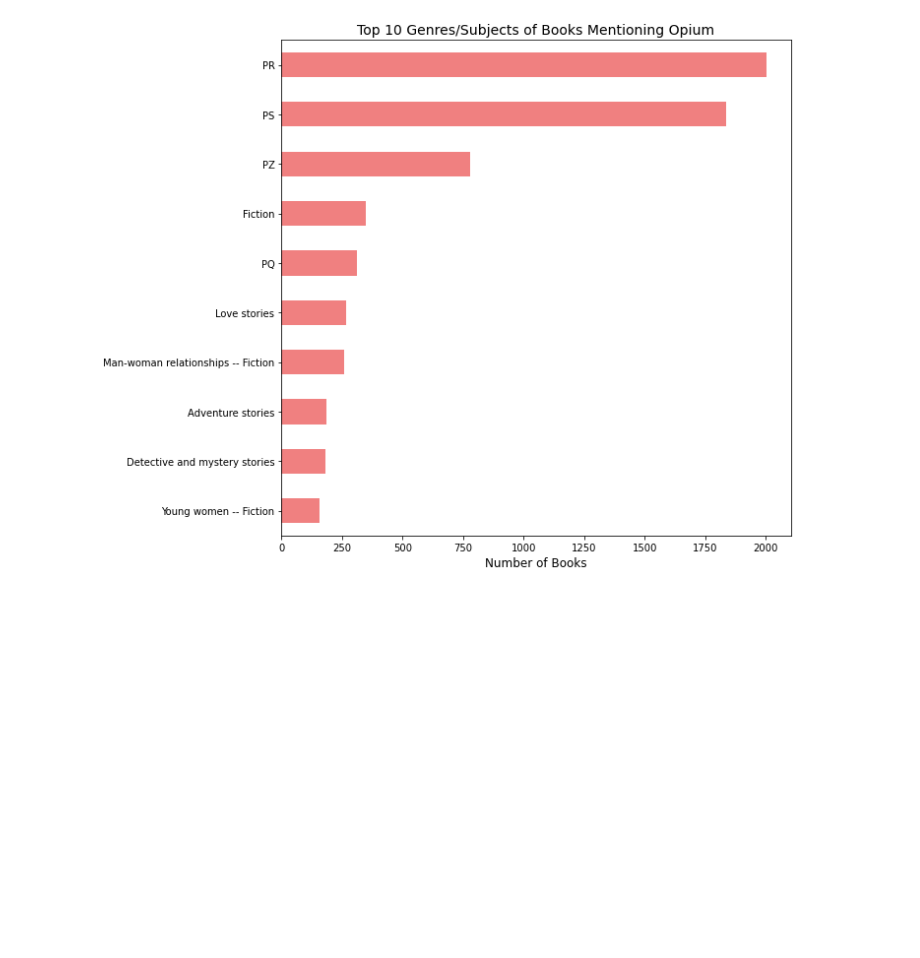
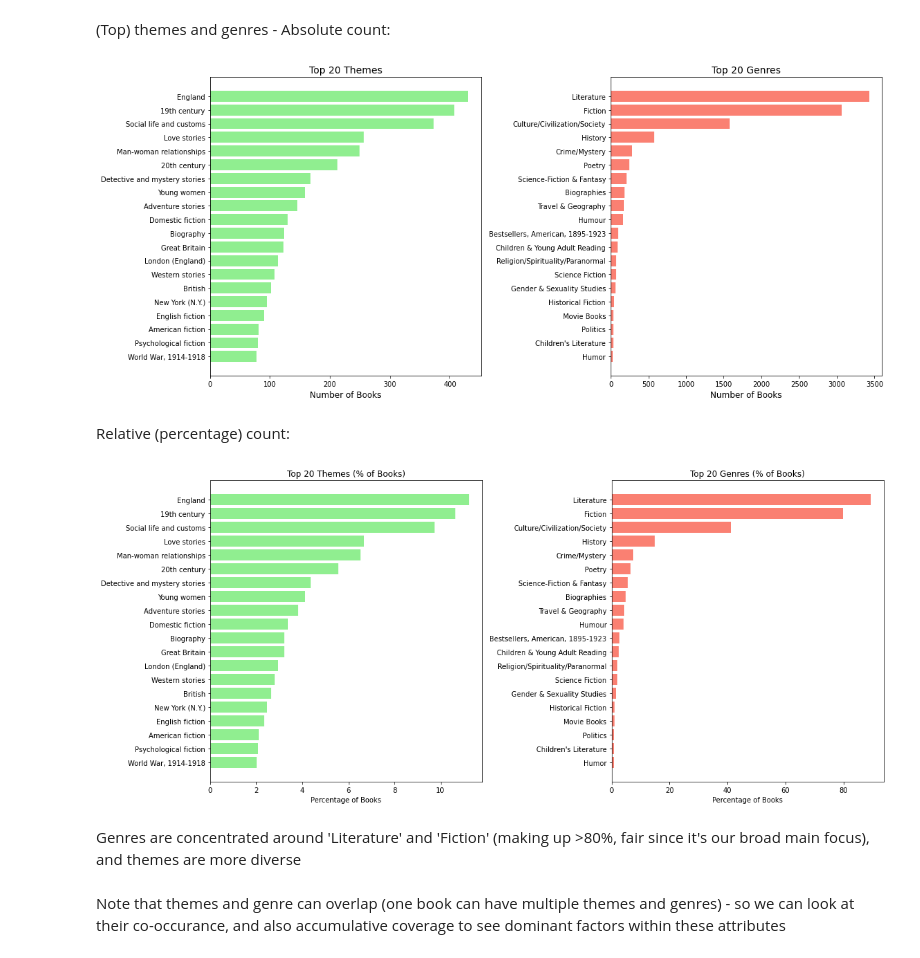
Before and after one commit to eglantine-vialaneix/opium-gutenberg, a Jupyter notebook: code/descriptive_analysis.ipynb, the cells around one changed output. Saved outputs shown, nothing was run; the diff lists cells and outputs as text; code cells hidden in the pictures; blank space fills up the shorter version.

```diff
--- a/code/descriptive_analysis.ipynb
+++ b/code/descriptive_analysis.ipynb
@@ -33,13 +79,60 @@ else:
-# %%
-# 2. Top Subjects
-if 'Subjects' in df.columns:
-    all_subjects = df['Subjects'].dropna().str.split(';').explode().str.strip()
-    top_subjects = all_subjects.value_counts().head(10)
-    plt.figure(figsize=(10, 8))
-    top_subjects.sort_values().plot(kind='barh', color='lightcoral')
-    plt.title('Top 10 Genres/Subjects of Books Mentioning Opium', fontsize=14)
-    plt.xlabel('Number of Books', fontsize=12)
-    plt.tight_layout()
-    plt.show()
-# %% [output]
-[figure, removed]
+# %% [markdown]
+(Top) themes and genres - Absolute count:
+# %%
+# Top Themes and Genres
+fig, axes = plt.subplots(1, 2, figsize=(16, 7))
+
+def parse_list(k):
+    if isinstance(k, np.ndarray): return k.tolist()
+    if isinstance(k, list): return k
+    try:
+        res = ast.literal_eval(k)
+        return res if isinstance(res, list) else [res]
+    except:
+        return [x.strip() for x in str(k).split(',')]
+
+all_themes = df['Themes'].apply(parse_list).explode().dropna()
+top_themes = all_themes.value_counts().head(20)
+
+axes[0].barh(top_themes.index[::-1], top_themes.values[::-1], color='lightgreen')
+axes[0].set_title('Top 20 Themes', fontsize=14)
+axes[0].set_xlabel('Number of Books', fontsize=12)
+
+all_genres = df['Genres'].apply(parse_list).explode().dropna()
+top_genres = all_genres.value_counts().head(20)
+
+axes[1].barh(top_genres.index[::-1], top_genres.values[::-1], color='salmon')
+axes[1].set_title('Top 20 Genres', fontsize=14)
+axes[1].set_xlabel('Number of Books', fontsize=12)
+
+plt.tight_layout()
+plt.show()
+# %% [output]
+[figure, added]
+# %% [markdown]
+Relative (percentage) count:
+# %%
+n_books = len(df)
+top_themes_pct = top_themes / n_books * 100
+top_genres_pct = top_genres / n_books * 100
+
+fig, axes = plt.subplots(1, 2, figsize=(16, 7))
+
+# Themes
+axes[0].barh(top_themes_pct.index[::-1], top_themes_pct.values[::-1], color='lightgreen')
+axes[0].set_title('Top 20 Themes (% of Books)')
+axes[0].set_xlabel('Percentage of Books')
+
+# Genres
+axes[1].barh(top_genres_pct.index[::-1], top_genres_pct.values[::-1], color='salmon')
+axes[1].set_title('Top 20 Genres (% of Books)')
+axes[1].set_xlabel('Percentage of Books')
+
+plt.tight_layout()
+plt.show()
+# %% [output]
+[figure, added]
+# %% [markdown]
+Genres are concentrated around 'Literature' and 'Fiction' (making up >80%, fair since it's our broad main focus), and themes are more diverse
+# %% [markdown]
+Note that themes and genre can overlap (one book can have multiple themes and genres) - so we can look at their co-occurance, and also accumulative coverage to see dominant factors within these attributes
```
Also changed, not shown: parts of 15 cells of this notebook, 6 other files.
